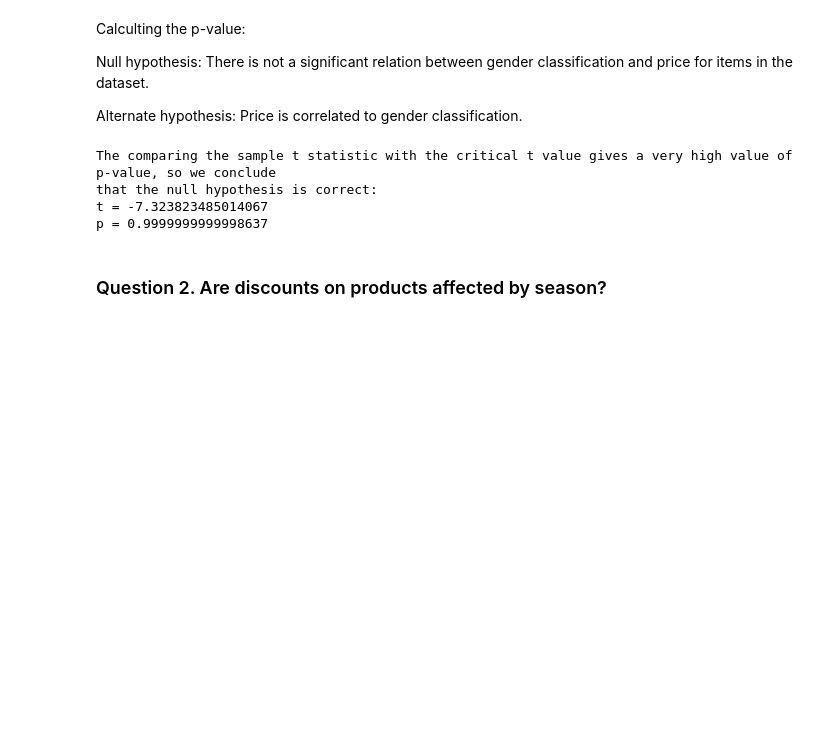
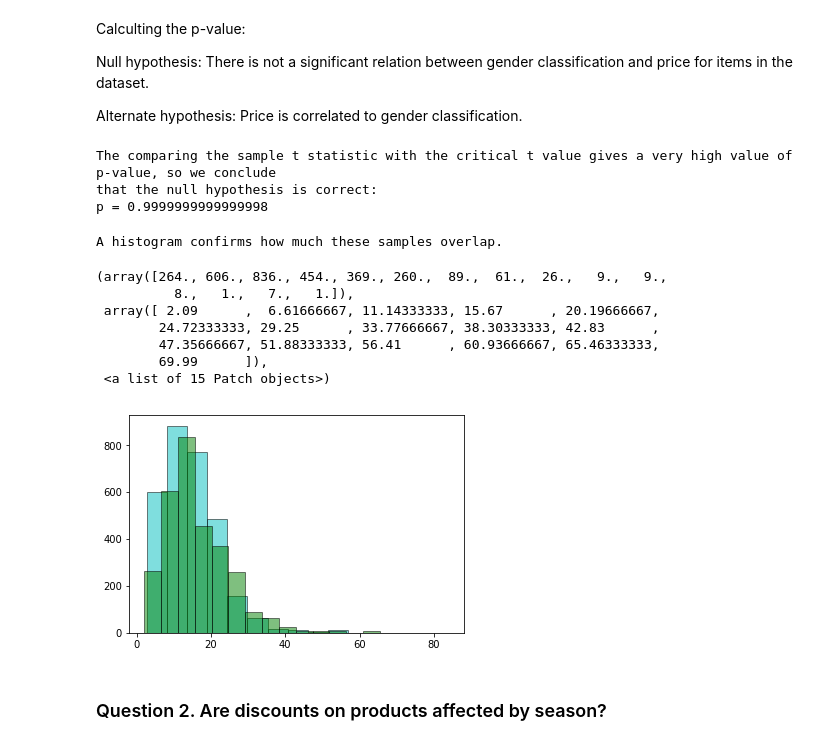
Before and after one commit to colettegabriel/capstone_1, a Jupyter notebook: capstone.ipynb, the cells around one changed output. Saved outputs shown, nothing was run; the diff lists cells and outputs as text; code cells hidden in the pictures; blank space fills up the shorter version.

Commit message:
final Capstone 1 version
Capstone #1, final version

```diff
--- a/capstone.ipynb
+++ b/capstone.ipynb
@@ -42,12 +42,16 @@ Predicting demend is a big part of retail profitability, so understanding sales
 import pandas as pd
 import numpy as np
 import matplotlib.pyplot as plt
+import requests
+import io
 from numpy import nan
 from scipy import stats
 from scipy.stats import ttest_ind # , ttest_ind_from_stats
 %matplotlib inline
 
-df = pd.read_csv('C:/Users/xcxg109/Downloads/styles5.csv')
+url = 'https://raw.githubusercontent.com/colettegabriel/capstone_1/master/styles.csv'
+data_file = requests.get(url).content
+df = pd.read_csv(io.StringIO(data_file.decode('utf-8')))
 df['reduction'] = np.where(df['price_disc'] < df['price_us'], df['price_us']-df['price_disc'], np.nan)
 pd.options.mode.chained_assignment = None
 # %%
@@ -414,24 +418,37 @@ women_price = gender_price[gender_price['gender']=='Women']
 men_price = gender_price[gender_price['gender']=='Men']
 
 N=3000
-s1 = women_price['price'].sample(n=N)
-s2 = men_price['price'].sample(n=N)
+s1 = women_price['price_us'].sample(n=N)
+s2 = men_price['price_us'].sample(n=N)
 
 var_s1 = s1.var(ddof=1)
 var_s2 = s2.var(ddof=1)
 std = np.sqrt((var_s1+var_s2)/2)
 t = (s1.mean()-s2.mean())/(std*np.sqrt(2/N))
-df = 2*N-2
-p = 1 - stats.t.cdf(t,df=df)
+deg_f = 2*N-2
+p = 1 - stats.t.cdf(t,df=deg_f)
 
 print('The comparing the sample t statistic with the critical t value gives a very high value of p-value, so we conclude')
 print('that the null hypothesis is correct:')
-print('t = {}\np = {}'.format(t, p))
+print('p = {}'.format(p))
 # %% [output]
 The comparing the sample t statistic with the critical t value gives a very high value of p-value, so we conclude
 that the null hypothesis is correct:
-t = -7.323823485014067
-p = 0.9999999999998637
+p = 0.9999999999999998
+# %%
+print('A histogram confirms how much these samples overlap.\n')
+plt.hist(s1, bins=15, color='c', edgecolor='k', alpha=0.5)
+plt.hist(s2, bins=15, color='g', edgecolor='k', alpha=0.5)
+# %% [output]
+A histogram confirms how much these samples overlap.
+(array([264., 606., 836., 454., 369., 260.,  89.,  61.,  26.,   9.,   9.,
+          8.,   1.,   7.,   1.]),
+ array([ 2.09      ,  6.61666667, 11.14333333, 15.67      , 20.19666667,
+        24.72333333, 29.25      , 33.77666667, 38.30333333, 42.83      ,
+        47.35666667, 51.88333333, 56.41      , 60.93666667, 65.46333333,
+        69.99      ]),
+ <a list of 15 Patch objects>)
+[figure, added]
 # %% [markdown]
 <h3>Question 2.  Are discounts on products affected by season?</h3> <a name="q2"></a>
 # %% [markdown]
```
Also changed, not shown: parts of 4 cells of this notebook.
